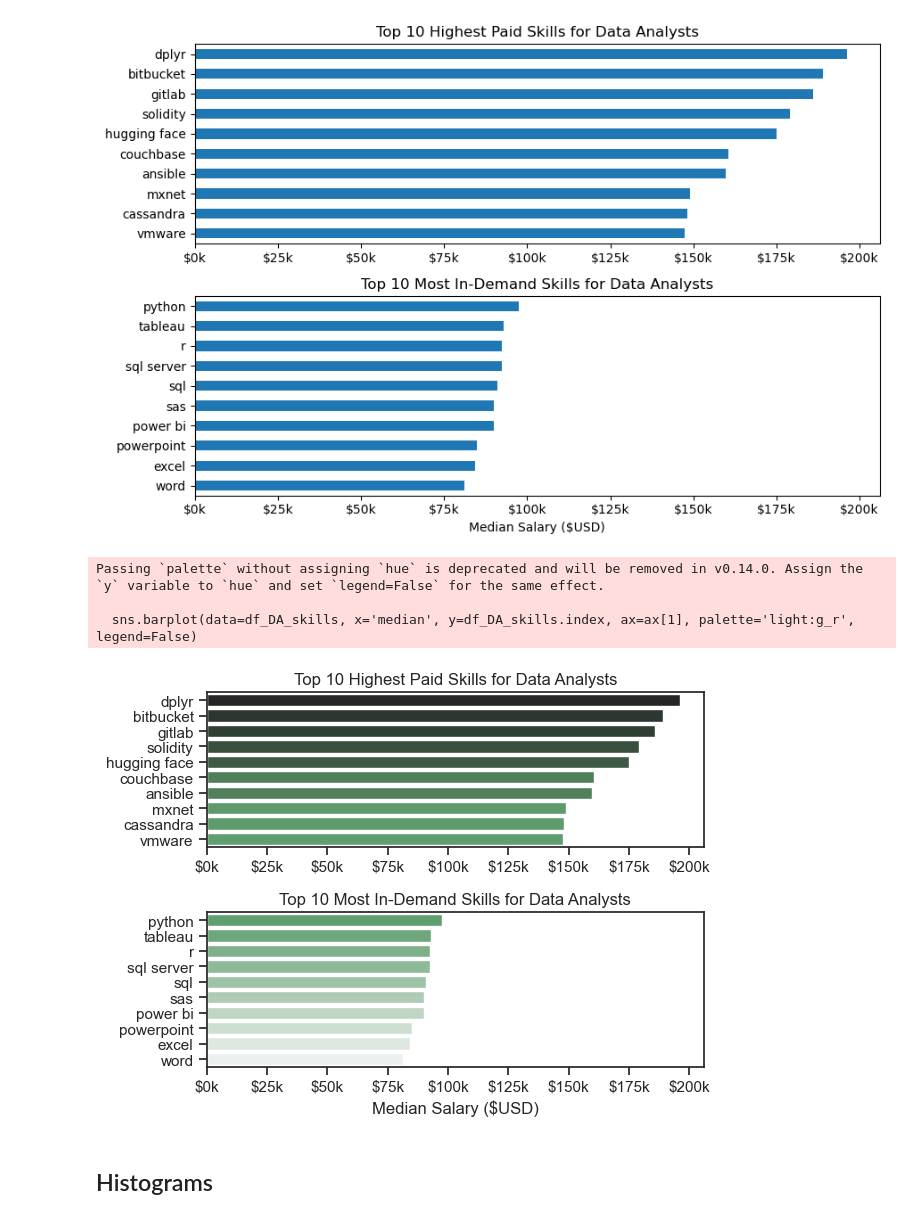
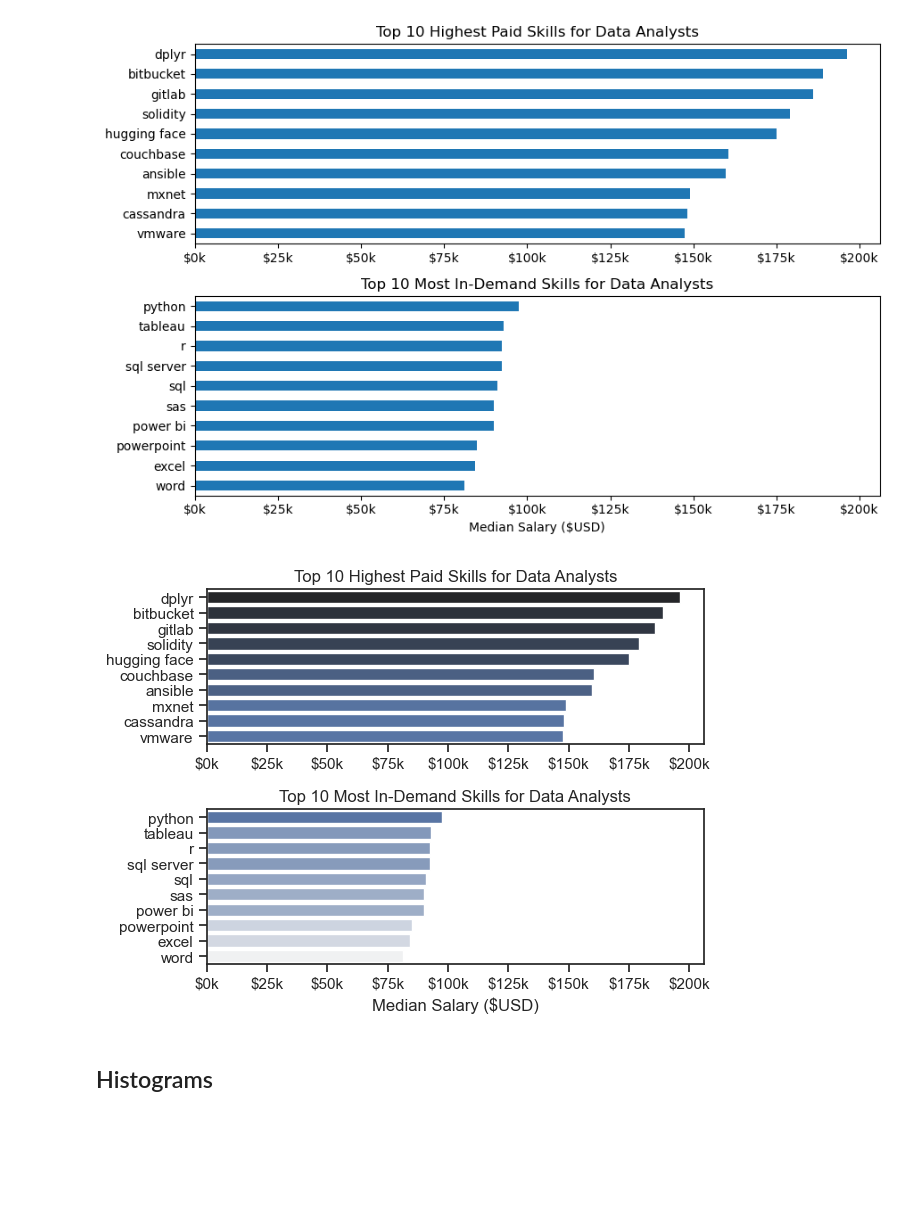
Before and after one commit to abdulbaariahmad/Python_DataProject, a Jupyter notebook: 2_Advanced/20_Seaborn_Intro.ipynb, the cells around one changed output. Saved outputs shown, nothing was run; the diff lists cells and outputs as text; code cells hidden in the pictures; blank space fills up the shorter version.

```diff
--- a/2_Advanced/20_Seaborn_Intro.ipynb
+++ b/2_Advanced/20_Seaborn_Intro.ipynb
@@ -55,33 +55,28 @@ plt.show()
 # %%
 fig, ax = plt.subplots(2,1)
 
 sns.set_theme(style='ticks')
 
-sns.barplot(data=df_DA_top_pay, x='median', y=df_DA_top_pay.index, ax=ax[0], hue='median', palette='dark:g_r', legend=False)
+sns.barplot(data=df_DA_top_pay, x='median', y=df_DA_top_pay.index, ax=ax[0], hue='median', palette='dark:b_r', legend=False)
 
 
-# df_DA_top_pay[::-1].plot(kind='barh', y='median', ax=ax[0], figsize=(9,6), legend=False)
 ax[0].set_title('Top 10 Highest Paid Skills for Data Analysts')
 ax[0].set_xlabel('')
 ax[0].set_ylabel('')
 ax[0].xaxis.set_major_formatter(plt.FuncFormatter(lambda x, pos: f'${int(x/1000)}k'))
 
-sns.barplot(data=df_DA_skills, x='median', y=df_DA_skills.index, ax=ax[1], palette='light:g_r', legend=False)
+sns.barplot(data=df_DA_skills, x='median', y=df_DA_skills.index, hue='median', ax=ax[1], palette='light:b', legend=False)
 
-# df_DA_skills[::-1].plot(kind='barh', y='median', ax=ax[1], legend=False)
 ax[1].set_title('Top 10 Most In-Demand Skills for Data Analysts')
 ax[1].set_xlabel('Median Salary ($USD)')
 ax[1].set_ylabel('')
 ax[1].set_xlim(ax[0].get_xlim())
 ax[1].xaxis.set_major_formatter(plt.FuncFormatter(lambda x, pos: f'${int(x/1000)}k'))
 
 plt.tight_layout()
 plt.show()
 # %% [output]
-Passing `palette` without assigning `hue` is deprecated and will be removed in v0.14.0. Assign the `y` variable to `hue` and set `legend=False` for the same effect.
-
-  sns.barplot(data=df_DA_skills, x='median', y=df_DA_skills.index, ax=ax[1], palette='light:g_r', legend=False)
-[figure, old version]
+[figure, new version]
 # %% [markdown]
 ## Histograms
 # %%
```
Also changed, not shown: 8 other files.
